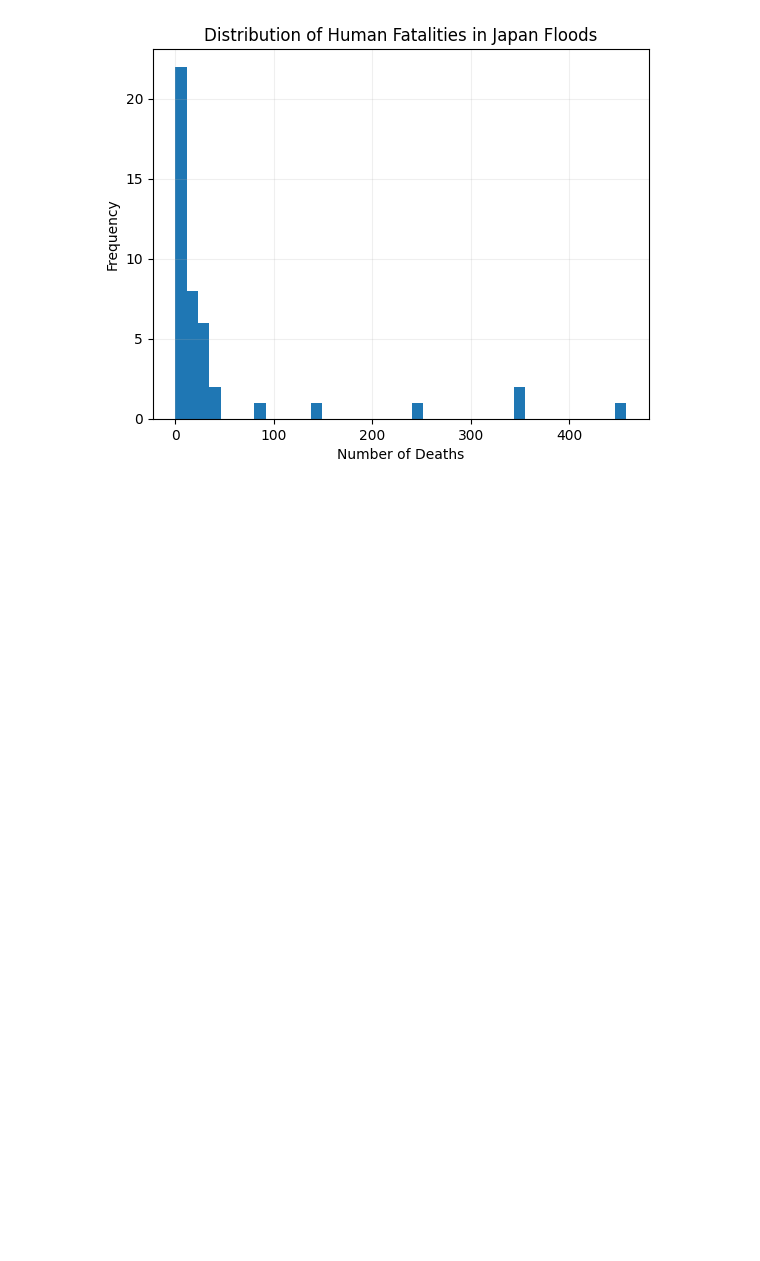
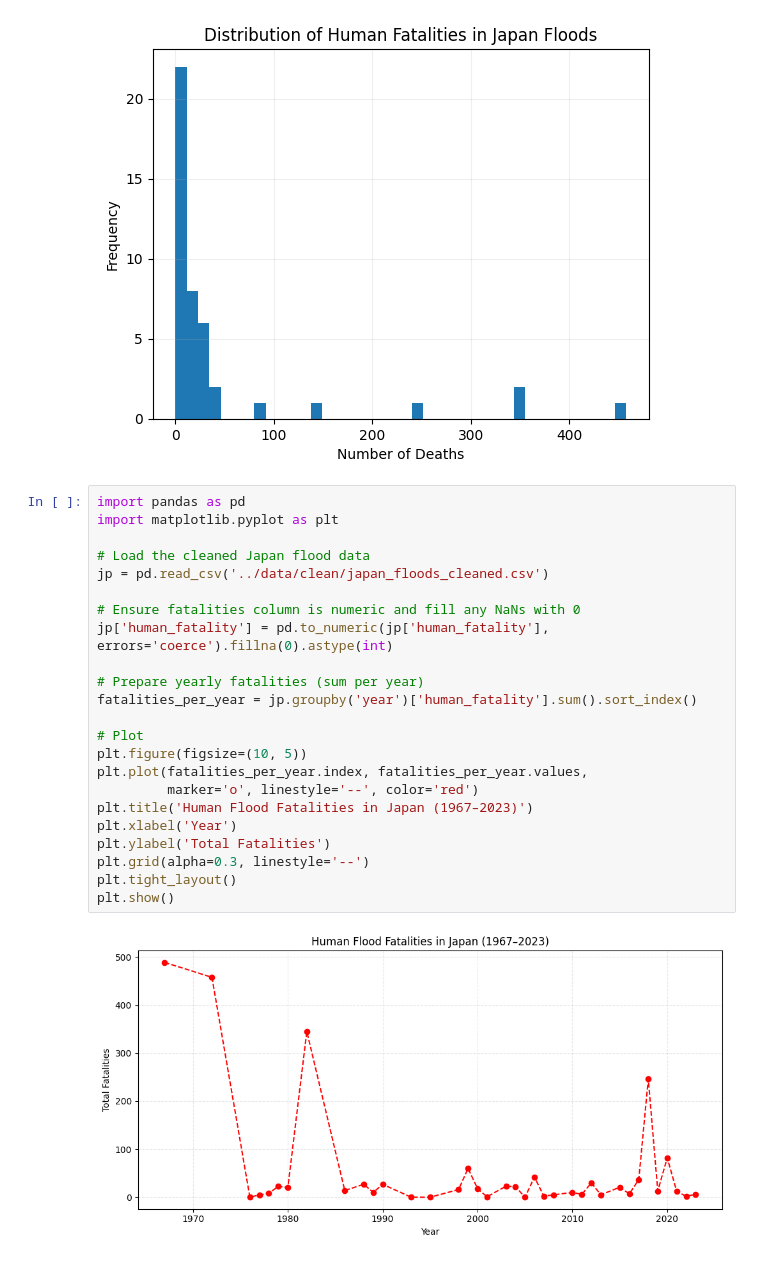
Before and after one commit to utkarsh-world/disaster-response-optimizer, a Jupyter notebook: notebooks/04_eda_japan.ipynb, the cells around one changed output. Saved outputs shown, nothing was run; the diff lists cells and outputs as text; blank space fills up the shorter version.

```diff
--- a/notebooks/04_eda_japan.ipynb
+++ b/notebooks/04_eda_japan.ipynb
@@ -68,3 +71,28 @@ plt.grid(alpha=0.2)
 plt.show()
 # %% [output]
 [figure]
+# %%
+import pandas as pd
+import matplotlib.pyplot as plt
+
+# Load the cleaned Japan flood data
+jp = pd.read_csv('../data/clean/japan_floods_cleaned.csv')
+
+# Ensure fatalities column is numeric and fill any NaNs with 0
+jp['human_fatality'] = pd.to_numeric(jp['human_fatality'], errors='coerce').fillna(0).astype(int)
+
+# Prepare yearly fatalities (sum per year)
+fatalities_per_year = jp.groupby('year')['human_fatality'].sum().sort_index()
+
+# Plot
+plt.figure(figsize=(10, 5))
+plt.plot(fatalities_per_year.index, fatalities_per_year.values,
+         marker='o', linestyle='--', color='red')
+plt.title('Human Flood Fatalities in Japan (1967–2023)')
+plt.xlabel('Year')
+plt.ylabel('Total Fatalities')
+plt.grid(alpha=0.3, linestyle='--')
+plt.tight_layout()
+plt.show()
+# %% [output]
+[figure, added]
```
Also changed, not shown: parts of 3 cells of this notebook, 4 other files.
